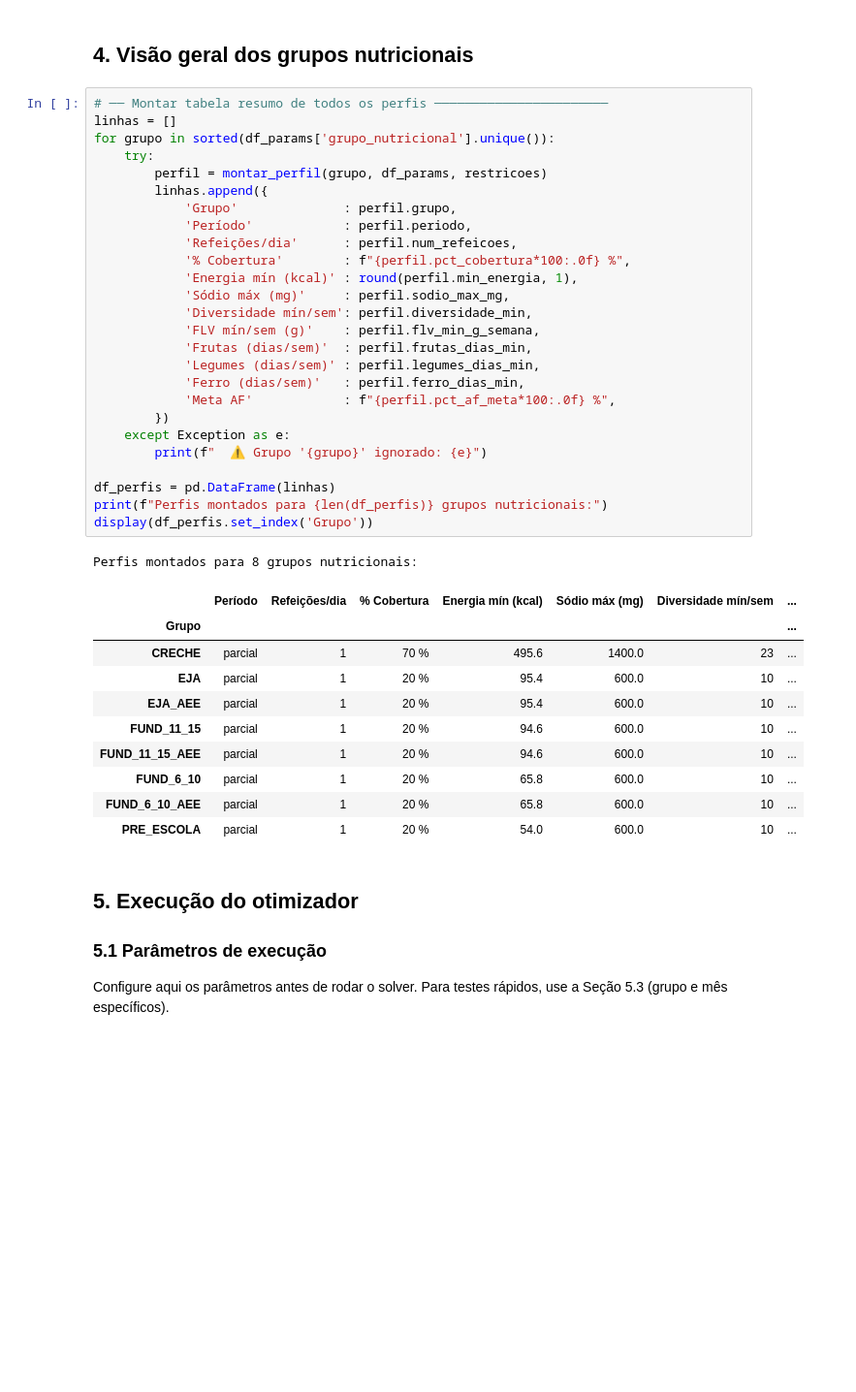
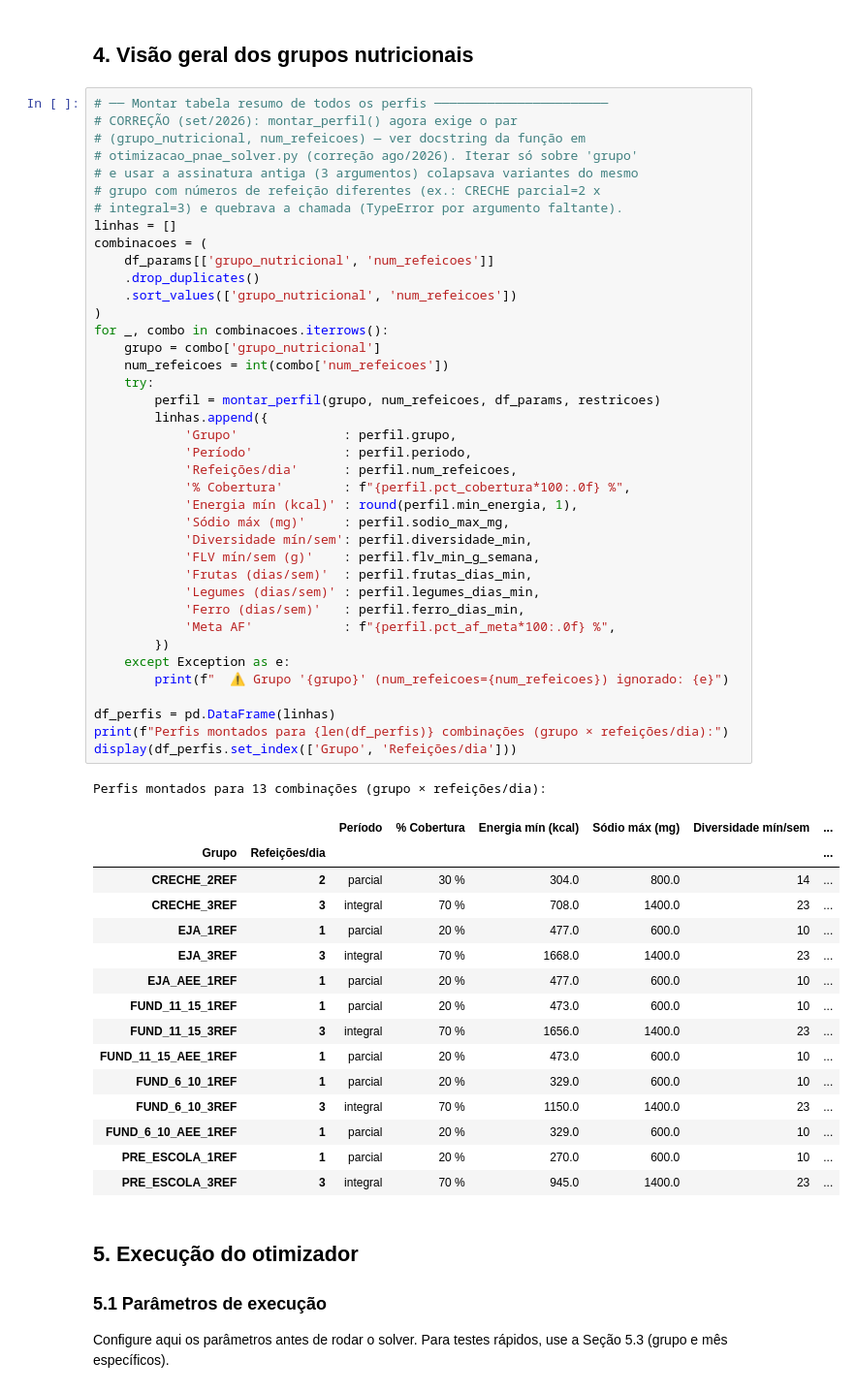
Before and after one commit to dba149/PNAE, a Jupyter notebook: otimizacao_pnae_pl.ipynb, the cells around one changed output. Shown at 97% size. Saved outputs shown, nothing was run; the diff lists cells and outputs as text; blank space fills up the shorter version.

```diff
--- a/otimizacao_pnae_pl.ipynb
+++ b/otimizacao_pnae_pl.ipynb
@@ -265,42 +265,60 @@ DIAGNÓSTICO DO DATASET DO SOLVER
 ## 4. Visão geral dos grupos nutricionais <a id='4-grupos'></a>
 # %%
 # ── Montar tabela resumo de todos os perfis ───────────────────────
+# CORREÇÃO (set/2026): montar_perfil() agora exige o par
+# (grupo_nutricional, num_refeicoes) — ver docstring da função em
+# otimizacao_pnae_solver.py (correção ago/2026). Iterar só sobre 'grupo'
+# e usar a assinatura antiga (3 argumentos) colapsava variantes do mesmo
+# grupo com números de refeição diferentes (ex.: CRECHE parcial=2 x
+# integral=3) e quebrava a chamada (TypeError por argumento faltante).
 linhas = []
-for grupo in sorted(df_params['grupo_nutricional'].unique()):
+combinacoes = (
+    df_params[['grupo_nutricional', 'num_refeicoes']]
+    .drop_duplicates()
+    .sort_values(['grupo_nutricional', 'num_refeicoes'])
+)
+for _, combo in combinacoes.iterrows():
+    grupo = combo['grupo_nutricional']
+    num_refeicoes = int(combo['num_refeicoes'])
     try:
-        perfil = montar_perfil(grupo, df_params, restricoes)
+        perfil = montar_perfil(grupo, num_refeicoes, df_params, restricoes)
         linhas.append({
             'Grupo'              : perfil.grupo,
             'Período'            : perfil.periodo,
             'Refeições/dia'      : perfil.num_refeicoes,
             '% Cobertura'        : f"{perfil.pct_cobertura*100:.0f} %",
             'Energia mín (kcal)' : round(perfil.min_energia, 1),
             'Sódio máx (mg)'     : perfil.sodio_max_mg,
             'Diversidade mín/sem': perfil.diversidade_min,
             'FLV mín/sem (g)'    : perfil.flv_min_g_semana,
             'Frutas (dias/sem)'  : perfil.frutas_dias_min,
             'Legumes (dias/sem)' : perfil.legumes_dias_min,
             'Ferro (dias/sem)'   : perfil.ferro_dias_min,
             'Meta AF'            : f"{perfil.pct_af_meta*100:.0f} %",
         })
     except Exception as e:
-        print(f"  ⚠ Grupo '{grupo}' ignorado: {e}")
+        print(f"  ⚠ Grupo '{grupo}' (num_refeicoes={num_refeicoes}) ignorado: {e}")
 
 df_perfis = pd.DataFrame(linhas)
-print(f"Perfis montados para {len(df_perfis)} grupos nutricionais:")
-display(df_perfis.set_index('Grupo'))
+print(f"Perfis montados para {len(df_perfis)} combinações (grupo × refeições/dia):")
+display(df_perfis.set_index(['Grupo', 'Refeições/dia']))
 # %% [output]
-Perfis montados para 8 grupos nutricionais:
+Perfis montados para 13 combinações (grupo × refeições/dia):
-|  | Período | Refeições/dia | % Cobertura | Energia mín (kcal) | Sódio máx (mg) | Diversidade mín/sem | ... |
-| Grupo |  |  |  |  |  |  | ... |
-| CRECHE | parcial | 1 | 70 % | 495.6 | 1400.0 | 23 | ... |
-| EJA | parcial | 1 | 20 % | 95.4 | 600.0 | 10 | ... |
-| EJA_AEE | parcial | 1 | 20 % | 95.4 | 600.0 | 10 | ... |
-| FUND_11_15 | parcial | 1 | 20 % | 94.6 | 600.0 | 10 | ... |
-| FUND_11_15_AEE | parcial | 1 | 20 % | 94.6 | 600.0 | 10 | ... |
-| FUND_6_10 | parcial | 1 | 20 % | 65.8 | 600.0 | 10 | ... |
-| FUND_6_10_AEE | parcial | 1 | 20 % | 65.8 | 600.0 | 10 | ... |
-| PRE_ESCOLA | parcial | 1 | 20 % | 54.0 | 600.0 | 10 | ... |
+|  |  | Período | % Cobertura | Energia mín (kcal) | Sódio máx (mg) | Diversidade mín/sem | ... |
+| Grupo | Refeições/dia |  |  |  |  |  | ... |
+| CRECHE_2REF | 2 | parcial | 30 % | 304.0 | 800.0 | 14 | ... |
+| CRECHE_3REF | 3 | integral | 70 % | 708.0 | 1400.0 | 23 | ... |
+| EJA_1REF | 1 | parcial | 20 % | 477.0 | 600.0 | 10 | ... |
+| EJA_3REF | 3 | integral | 70 % | 1668.0 | 1400.0 | 23 | ... |
+| EJA_AEE_1REF | 1 | parcial | 20 % | 477.0 | 600.0 | 10 | ... |
+| FUND_11_15_1REF | 1 | parcial | 20 % | 473.0 | 600.0 | 10 | ... |
+| FUND_11_15_3REF | 3 | integral | 70 % | 1656.0 | 1400.0 | 23 | ... |
+| FUND_11_15_AEE_1REF | 1 | parcial | 20 % | 473.0 | 600.0 | 10 | ... |
+| FUND_6_10_1REF | 1 | parcial | 20 % | 329.0 | 600.0 | 10 | ... |
+| FUND_6_10_3REF | 3 | integral | 70 % | 1150.0 | 1400.0 | 23 | ... |
+| FUND_6_10_AEE_1REF | 1 | parcial | 20 % | 329.0 | 600.0 | 10 | ... |
+| PRE_ESCOLA_1REF | 1 | parcial | 20 % | 270.0 | 600.0 | 10 | ... |
+| PRE_ESCOLA_3REF | 3 | integral | 70 % | 945.0 | 1400.0 | 23 | ... |
 # %% [markdown]
 ## 5. Execução do otimizador <a id='5-execucao'></a>
 
```
Also changed, not shown: parts of 17 cells of this notebook, 3 other files.
